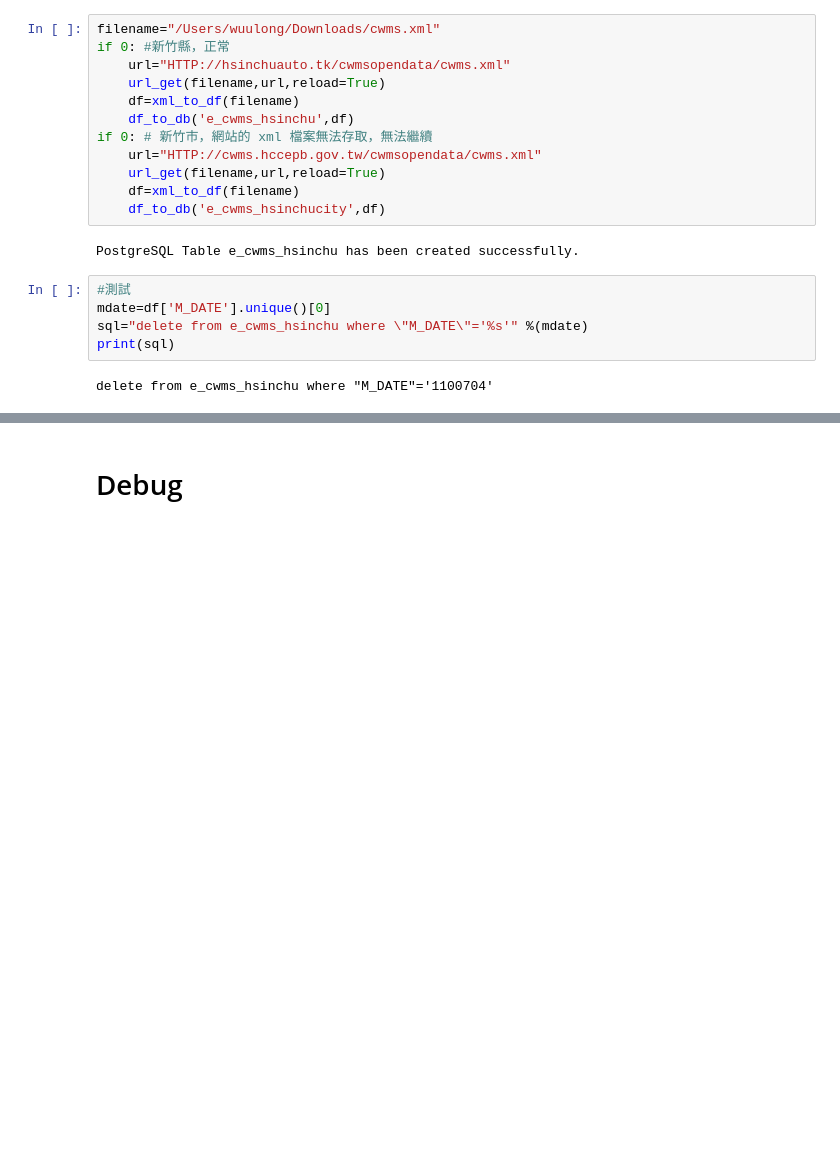
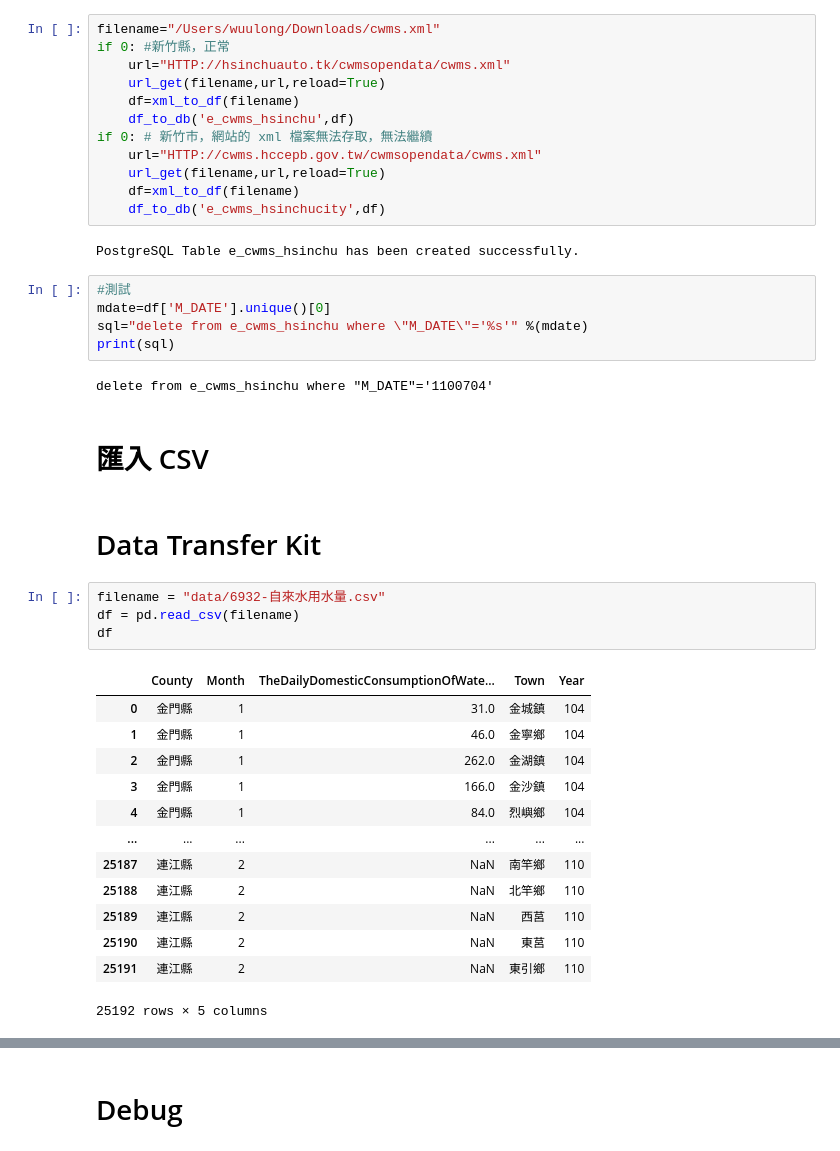
Before and after one commit to LinkItONEDevGroup/waterswak, a Jupyter notebook: maintain.ipynb, the cells around one changed output, grey strips where cells are left out. Cells and saved outputs as stored; diff of their text form; blank space fills up the shorter version.

```diff
--- a/maintain.ipynb
+++ b/maintain.ipynb
@@ -492,3 +714,25 @@ sql="delete from e_cwms_hsinchu where \"M_DATE\"='%s'" %(mdate)
 print(sql)
 # %% [output]
 delete from e_cwms_hsinchu where "M_DATE"='1100704'
+# %% [markdown]
+# 匯入 CSV
+# %% [markdown]
+# Data Transfer Kit
+# %%
+filename = "data/6932-自來水用水量.csv"
+df = pd.read_csv(filename)
+df
+# %% [output]
+|  | County | Month | TheDailyDomesticConsumptionOfWate... | Town | Year |
+| 0 | 金門縣 | 1 | 31.0 | 金城鎮 | 104 |
+| 1 | 金門縣 | 1 | 46.0 | 金寧鄉 | 104 |
+| 2 | 金門縣 | 1 | 262.0 | 金湖鎮 | 104 |
+| 3 | 金門縣 | 1 | 166.0 | 金沙鎮 | 104 |
+| 4 | 金門縣 | 1 | 84.0 | 烈嶼鄉 | 104 |
+| ... | ... | ... | ... | ... | ... |
+| 25187 | 連江縣 | 2 | NaN | 南竿鄉 | 110 |
+| 25188 | 連江縣 | 2 | NaN | 北竿鄉 | 110 |
+| 25189 | 連江縣 | 2 | NaN | 西莒 | 110 |
+| 25190 | 連江縣 | 2 | NaN | 東莒 | 110 |
+| 25191 | 連江縣 | 2 | NaN | 東引鄉 | 110 |
+25192 rows × 5 columns
```
Also changed, not shown: parts of 15 cells of this notebook, 41 other files.
